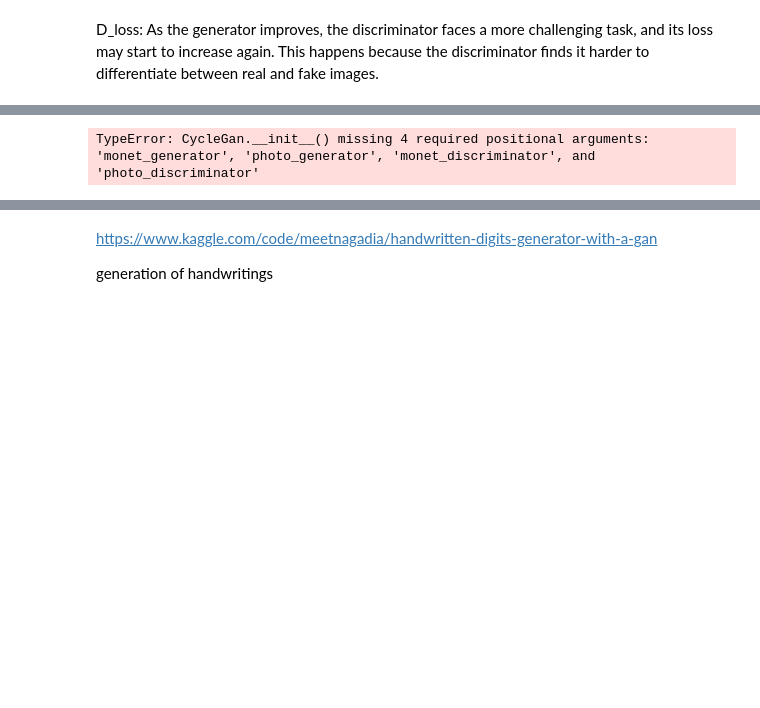
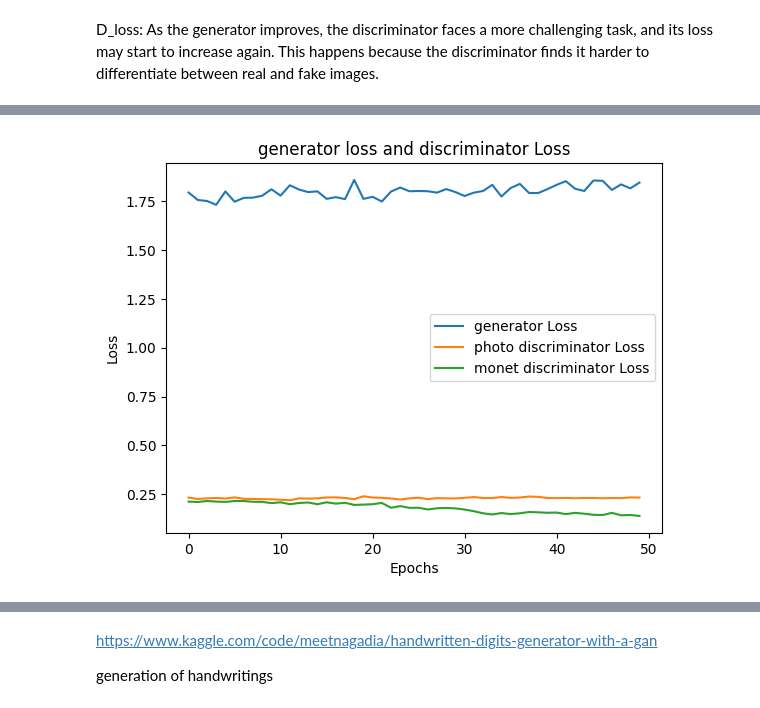
Before and after one commit to peteray-dev/GAN_Painter, a Jupyter notebook: CYCLEGAN_I_AM_SOMETHING_OF_A_PAINTER_MYSELF_(1).ipynb, the cells around one changed output, grey strips where cells are left out. Cells and saved outputs as stored; diff of their text form; code cells hidden in the pictures; blank space fills up the shorter version.

```diff
--- a/CYCLEGAN_I_AM_SOMETHING_OF_A_PAINTER_MYSELF_(1).ipynb
+++ b/CYCLEGAN_I_AM_SOMETHING_OF_A_PAINTER_MYSELF_(1).ipynb
@@ -809,0 +765,28 @@ photo_discriminator_optimizer = optim.Adam(disc_photo.parameters(), lr=2e-4, bet
+# %%
+device = torch.device("cuda" if torch.cuda.is_available() else "cpu")
+
+gen_photo_to_monet = Generator(3).to(device)
+gen_monet_to_photo = Generator(3).to(device)
+disc_photo = Discriminator().to(device)
+disc_monet = Discriminator().to(device)
+
+# Updated loss functions to avoid warning issues
+adversarial_loss = nn.MSELoss()
+cycle_loss = nn.L1Loss()
+identity_loss = nn.L1Loss()
+
+# Optimizers with adjusted learning rates
+Dlr = 2e-4  # Fixed learning rate for both generator and discriminator
+Glr = 1e-4
+optimizer_G = optim.Adam(
+    list(gen_photo_to_monet.parameters()) + list(gen_monet_to_photo.parameters()),
+    lr=Glr, betas=(0.5, 0.999)
+)
+optimizer_D_photo = optim.Adam(disc_photo.parameters(), lr=Dlr, betas=(0.5, 0.999))
+optimizer_D_monet = optim.Adam(disc_monet.parameters(), lr=Dlr, betas=(0.5, 0.999))
+
+num_epochs = 50
+
+# Ground truth tensors correction
+def get_labels(tensor):
+    return torch.ones_like(tensor), torch.zeros_like(tensor)
@@ -810,3 +934,16 @@ photo_discriminator_optimizer = optim.Adam(disc_photo.parameters(), lr=2e-4, bet
+# %%
+# Plotting the loss curves
+plt.figure()
+plt.plot(g_loss_epoch, label='generator Loss')
+plt.plot(d_loss_photo_epoch, label='photo discriminator Loss')
+plt.plot(d_loss_monet_epoch, label='monet discriminator Loss')
+plt.xlabel('Epochs')
+plt.ylabel('Loss')
+plt.title('generator loss and discriminator Loss')
+plt.legend()
+plt.show()
+# %% [output]
+[figure, added]
 # %%
 import torch
 import torch.nn as nn
@@ -899,7 +1036,3 @@ for epoch in range(num_epochs):
         photo_discriminator_optimizer.zero_grad()
         # photo_disc_loss.backward()
         photo_discriminator_optimizer.step()
-# %%
-CycleGan()
-# %% [output]
-TypeError: CycleGan.__init__() missing 4 required positional arguments: 'monet_generator', 'photo_generator', 'monet_discriminator', and 'photo_discriminator'
```
Also changed, not shown: parts of 19 cells of this notebook.
